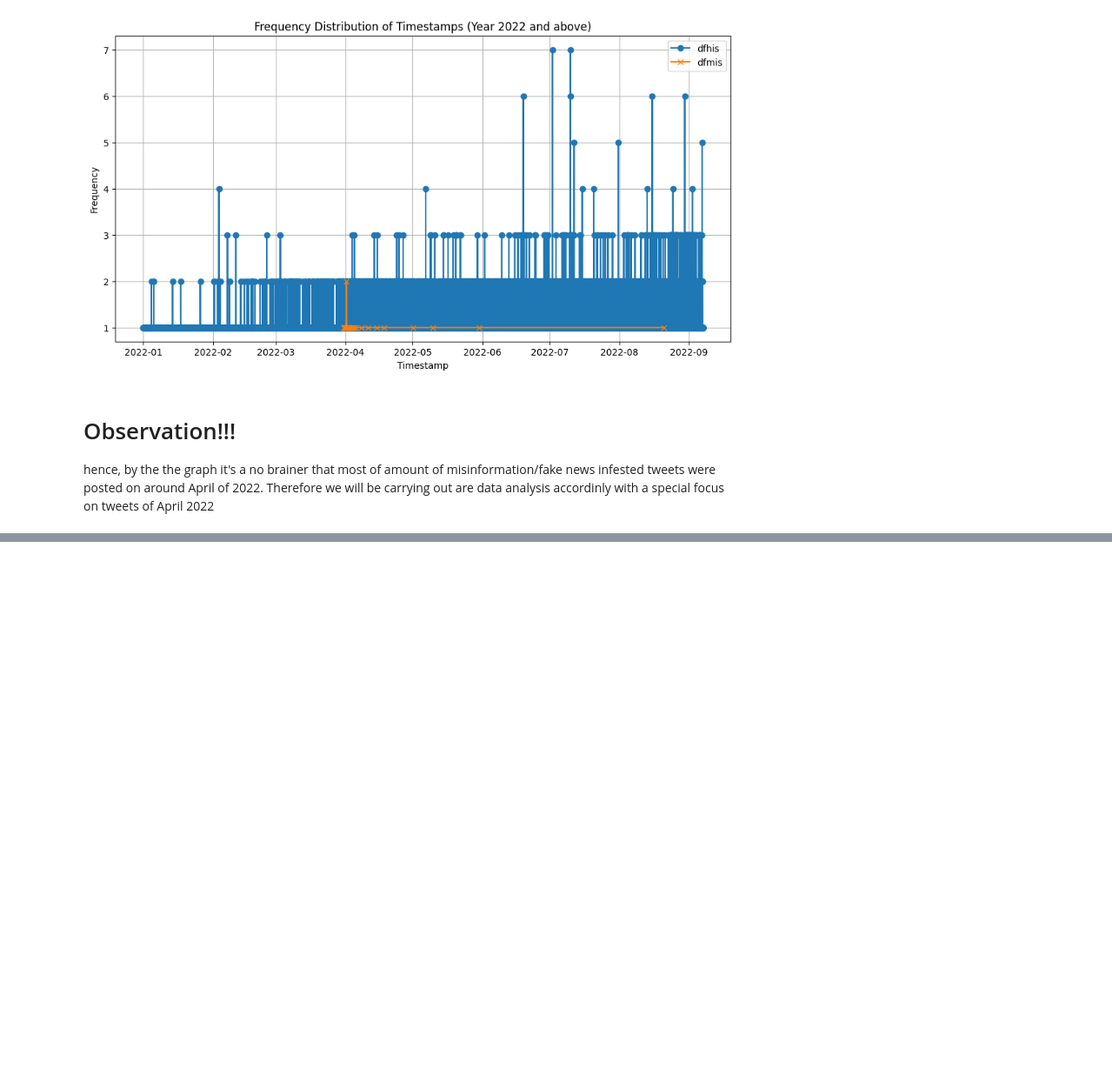
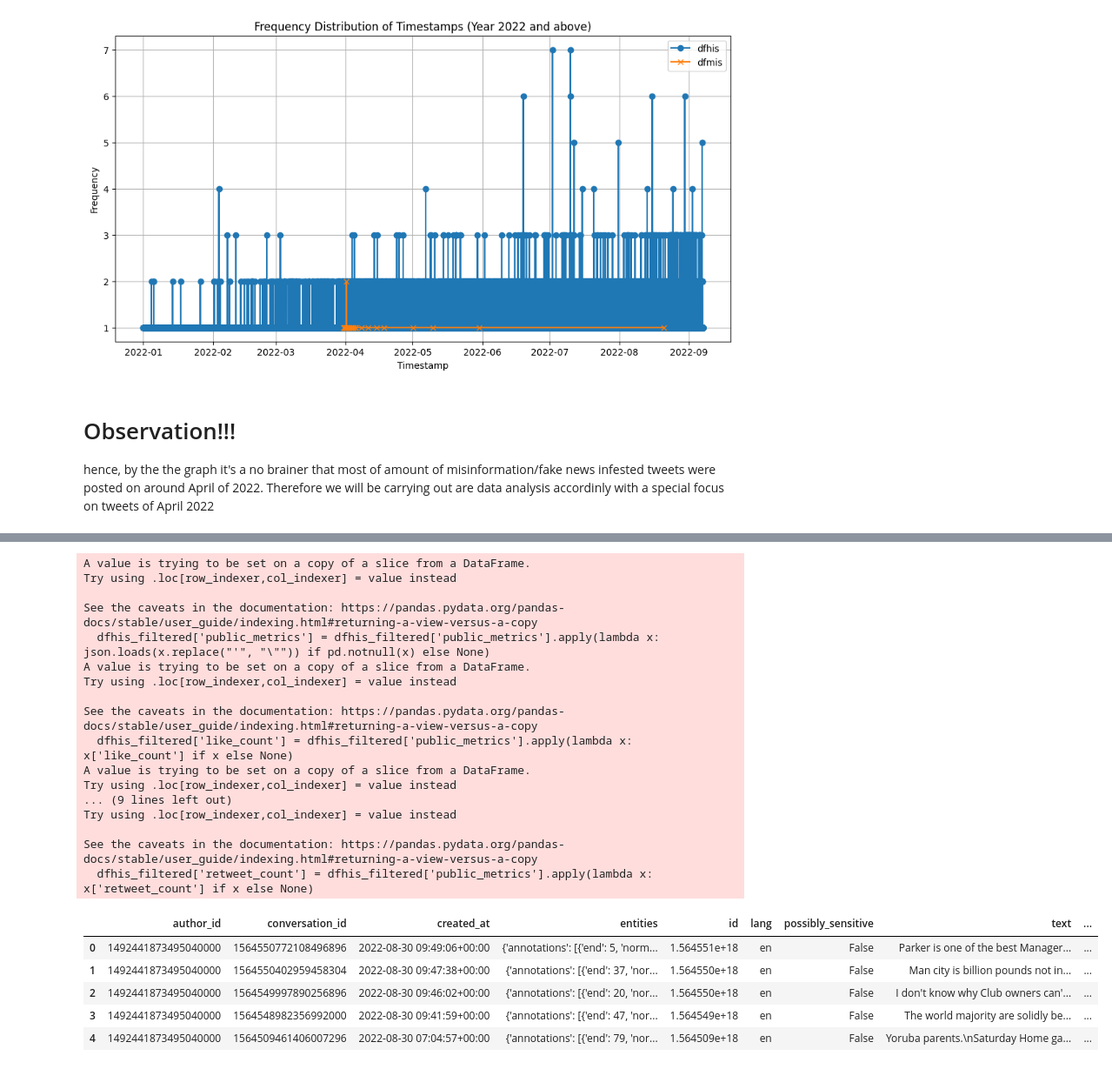
Before and after one commit to SidKad2003/SIMPP_ingforyou, a Jupyter notebook: SIMPforData.ipynb, the cells around one changed output, grey strips where cells are left out. Shown at 87% size. Drawn from its saved outputs; the diff is of its cells as text; code cells hidden in the pictures; blank space fills up the shorter version.

```diff
--- a/SIMPforData.ipynb
+++ b/SIMPforData.ipynb
@@ -11,7 +11,7 @@ dffoll = pd.read_csv('./followers.csv')
 dfuse = pd.read_csv('./users.csv')
 dfmis = pd.read_csv('./misinfo_tweets.csv')
 dfurl = pd.read_csv('./misinfo_url.csv')
-dfhis = pd.read_csv('./tweet_history.csv')
+dfhis = pd.read_csv('../tweet_history.csv')
 dfuse.head()
 # %% [output]
 |  | created_at | description | entities | id | location | name | profile_image_url | public_metrics | ... |
@@ -121,0 +195,36 @@ hence, by the the graph it's a no brainer that most of amount of misinformation/
+# %%
+dfhis_filtered['public_metrics'] = dfhis_filtered['public_metrics'].apply(lambda x: json.loads(x.replace("'", "\"")) if pd.notnull(x) else None)
+
+# Now you can access specific fields within the JSON structure
+dfhis_filtered['like_count'] = dfhis_filtered['public_metrics'].apply(lambda x: x['like_count'] if x else None)
+dfhis_filtered['quote_count'] = dfhis_filtered['public_metrics'].apply(lambda x: x['quote_count'] if x else None)
+dfhis_filtered['reply_count'] = dfhis_filtered['public_metrics'].apply(lambda x: x['reply_count'] if x else None)
+dfhis_filtered['retweet_count'] = dfhis_filtered['public_metrics'].apply(lambda x: x['retweet_count'] if x else None)
+
+# Drop the original 'public_metrics' if needed
+dfhis_filtered = dfhis_filtered.drop(columns=['public_metrics'])
+dfhis_filtered.head()
+# %% [output]
+A value is trying to be set on a copy of a slice from a DataFrame.
+Try using .loc[row_indexer,col_indexer] = value instead
+
+See the caveats in the documentation: https://pandas.pydata.org/pandas-docs/stable/user_guide/indexing.html#returning-a-view-versus-a-copy
+  dfhis_filtered['public_metrics'] = dfhis_filtered['public_metrics'].apply(lambda x: json.loads(x.replace("'", "\"")) if pd.notnull(x) else None)
+A value is trying to be set on a copy of a slice from a DataFrame.
+Try using .loc[row_indexer,col_indexer] = value instead
+
+See the caveats in the documentation: https://pandas.pydata.org/pandas-docs/stable/user_guide/indexing.html#returning-a-view-versus-a-copy
+  dfhis_filtered['like_count'] = dfhis_filtered['public_metrics'].apply(lambda x: x['like_count'] if x else None)
+A value is trying to be set on a copy of a slice from a DataFrame.
+Try using .loc[row_indexer,col_indexer] = value instead
+... (9 lines left out)
+Try using .loc[row_indexer,col_indexer] = value instead
+
+See the caveats in the documentation: https://pandas.pydata.org/pandas-docs/stable/user_guide/indexing.html#returning-a-view-versus-a-copy
+  dfhis_filtered['retweet_count'] = dfhis_filtered['public_metrics'].apply(lambda x: x['retweet_count'] if x else None)
+|  | author_id | conversation_id | created_at | entities | id | lang | possibly_sensitive | text | ... |
+| 0 | 1492441873495040000 | 1564550772108496896 | 2022-08-30 09:49:06+00:00 | {'annotations': [{'end': 5, 'norm... | 1.564551e+18 | en | False | Parker is one of the best Manager... | ... |
+| 1 | 1492441873495040000 | 1564550402959458304 | 2022-08-30 09:47:38+00:00 | {'annotations': [{'end': 37, 'nor... | 1.564550e+18 | en | False | Man city is billion pounds not in... | ... |
+| 2 | 1492441873495040000 | 1564549997890256896 | 2022-08-30 09:46:02+00:00 | {'annotations': [{'end': 20, 'nor... | 1.564550e+18 | en | False | I don't know why Club owners can'... | ... |
+| 3 | 1492441873495040000 | 1564548982356992000 | 2022-08-30 09:41:59+00:00 | {'annotations': [{'end': 47, 'nor... | 1.564549e+18 | en | False | The world majority are solidly be... | ... |
+| 4 | 1492441873495040000 | 1564509461406007296 | 2022-08-30 07:04:57+00:00 | {'annotations': [{'end': 79, 'nor... | 1.564509e+18 | en | False | Yoruba parents.\nSaturday Home ga... | ... |
```
Also changed, not shown: parts of 17 cells of this notebook.
